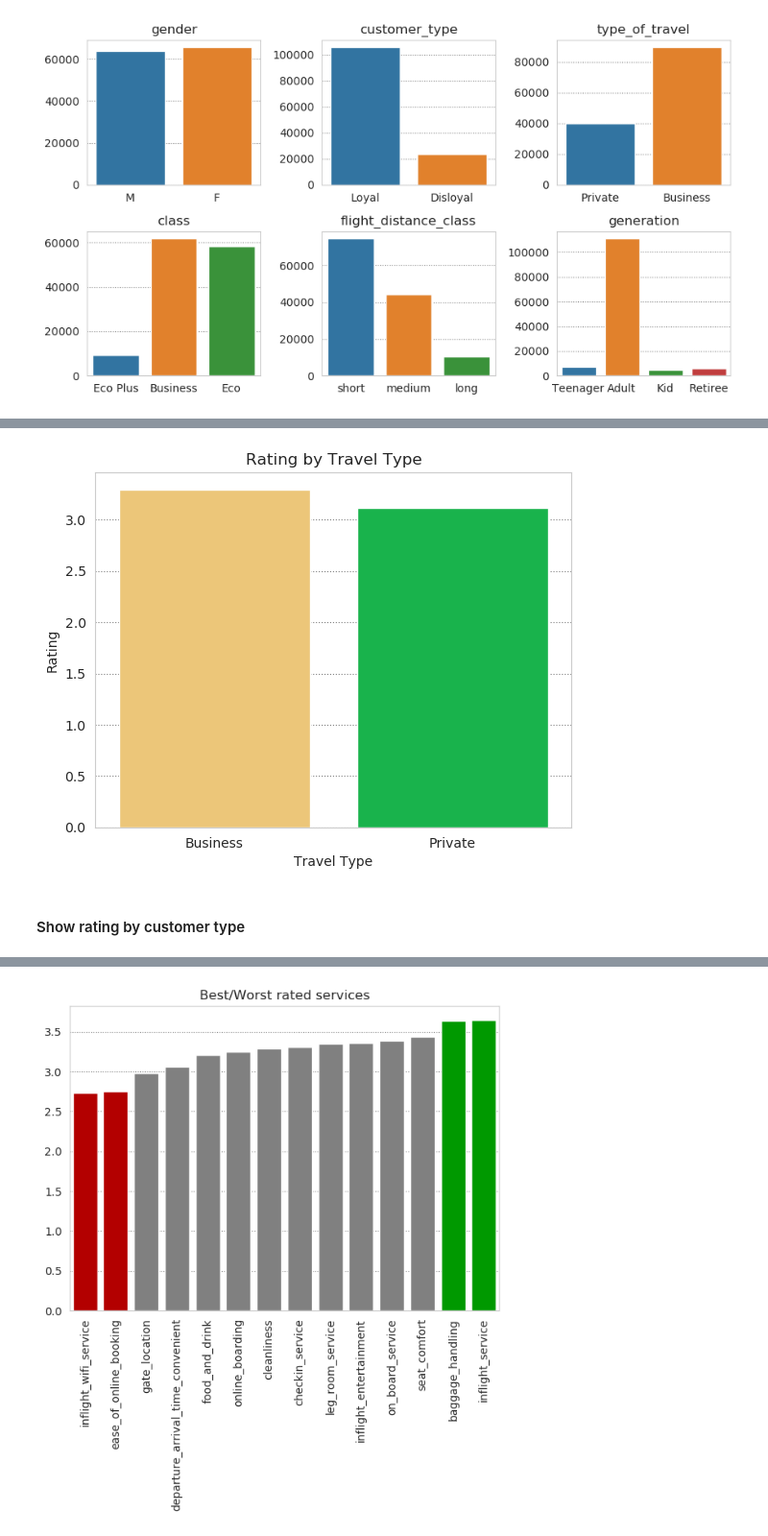
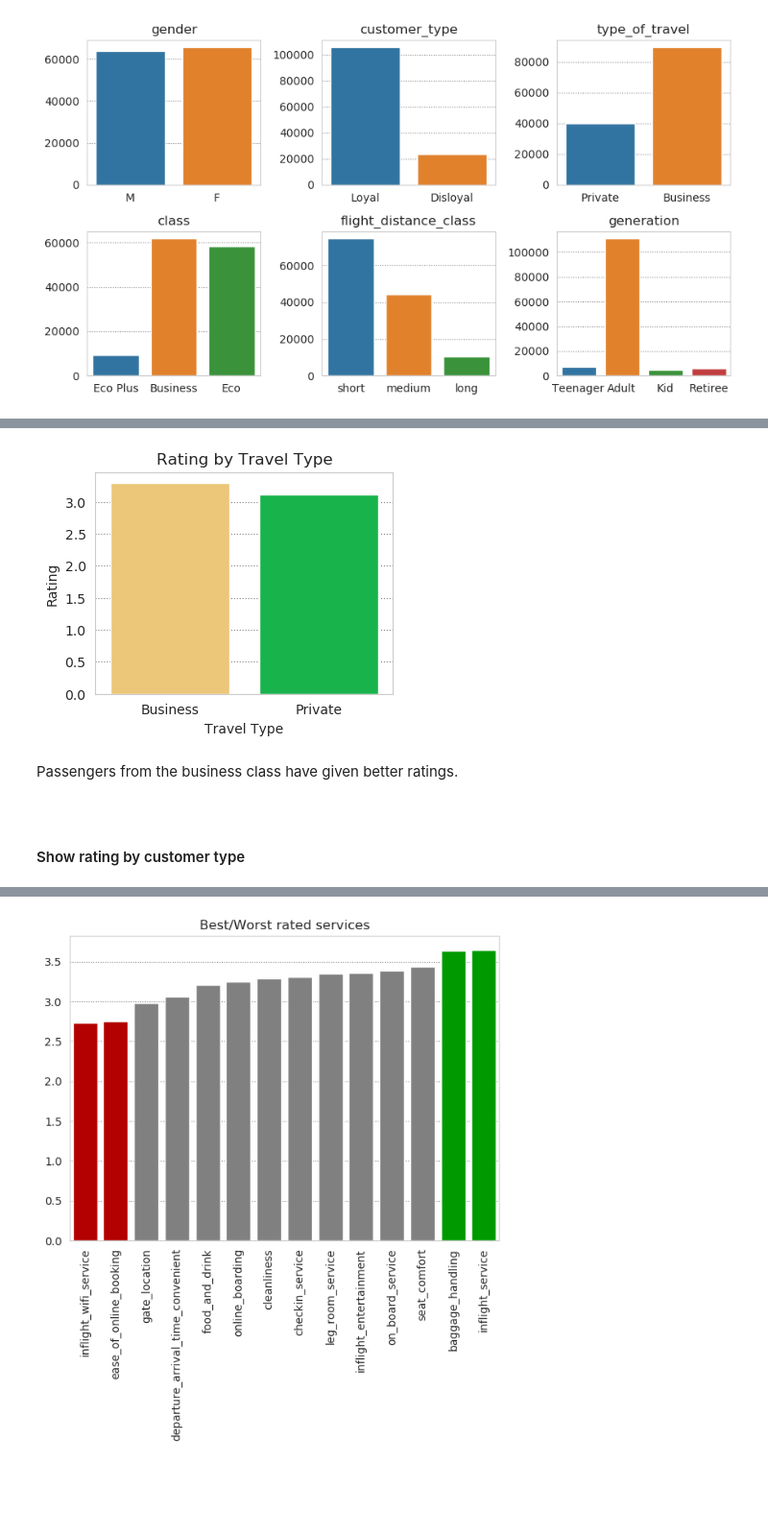
Before and after one commit to lukwies/Airline-Passenger-Satisfaction, a Jupyter notebook: notebooks/exploring.ipynb, the cells around one changed output, grey strips where cells are left out. Shown at 96% size. Cells and saved outputs as stored; diff of their text form; code cells hidden in the pictures; blank space fills up the shorter version.

```diff
--- a/notebooks/exploring.ipynb
+++ b/notebooks/exploring.ipynb
@@ -192,12 +283,17 @@ plt.show()
 # %%
 grp = data.pivot_table(index='type_of_travel', values='rating_avg').reset_index()
-sx = sns.barplot(x=grp['type_of_travel'], y=grp['rating_avg'], palette=['#ffcc66', '#00cc44'])
+fig,ax = plt.subplots(figsize=(4,3))
+sx = sns.barplot(x=grp['type_of_travel'], y=grp['rating_avg'], palette=['#ffcc66', '#00cc44'], ax=ax)
 sx.set(title='Rating by Travel Type', ylabel='Rating', xlabel='Travel Type')
 plt.savefig('../plots/rating_by_travel_type.png', dpi=300)
 plt.show()
 # %% [output]
-[figure, old version]
+[figure, new version]
-# %% [markdown]
-#### Show rating by customer type
+# %% [markdown]
+Passengers from the business class have given better ratings.
+# %% [markdown]
+<br>
+
+#### Show rating by customer type
 # %%
 grp = data.pivot_table(index='customer_type', values='rating_avg').reset_index()
```
Also changed, not shown: parts of 49 cells of this notebook.
